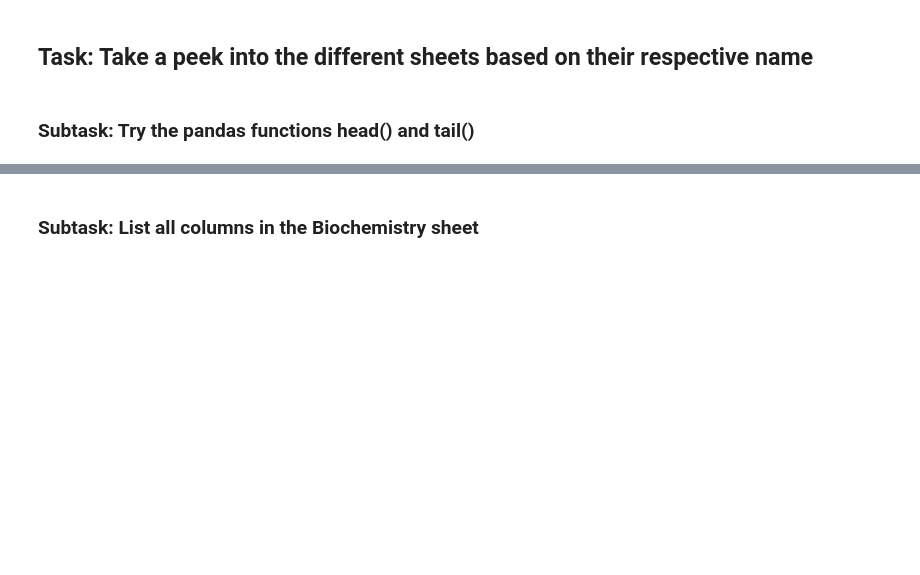
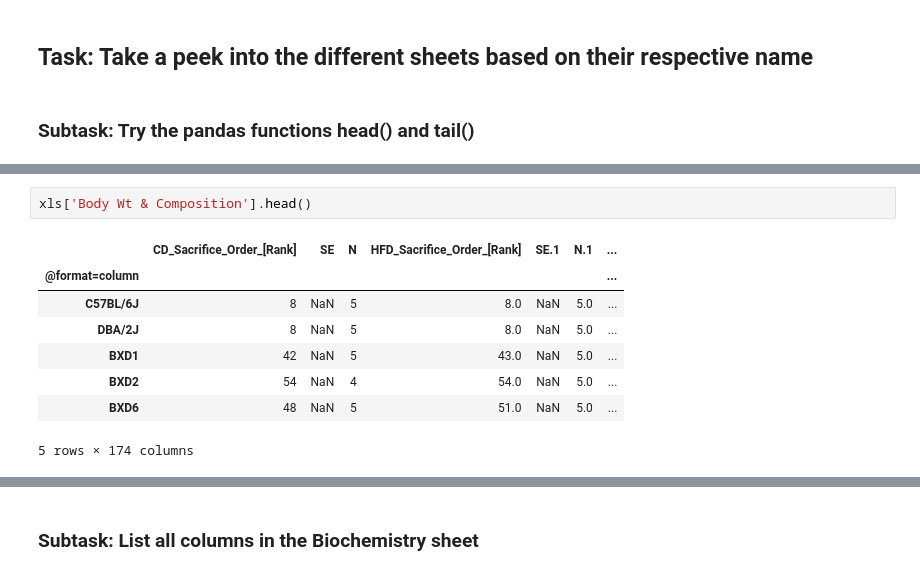
Before and after one commit to Osrip/Integrated_Bioinformatics, a Jupyter notebook: IntegratedBioinformatics/notebooks/Day2_Exploratory_Analysis.ipynb, the cells around one changed output, grey strips where cells are left out. Drawn from its saved outputs; the diff is of its cells as text; blank space fills up the shorter version.

```diff
--- a/IntegratedBioinformatics/notebooks/Day2_Exploratory_Analysis.ipynb
+++ b/IntegratedBioinformatics/notebooks/Day2_Exploratory_Analysis.ipynb
@@ -206,0 +228,11 @@ The BXD mouse phenotype data has been accumulated over the past 50 years and wit
+# %%
+xls['Body Wt & Composition'].head()
+# %% [output]
+|  | CD_Sacrifice_Order_[Rank] | SE | N | HFD_Sacrifice_Order_[Rank] | SE.1 | N.1 | ... |
+| @format=column |  |  |  |  |  |  | ... |
+| C57BL/6J | 8 | NaN | 5 | 8.0 | NaN | 5.0 | ... |
+| DBA/2J | 8 | NaN | 5 | 8.0 | NaN | 5.0 | ... |
+| BXD1 | 42 | NaN | 5 | 43.0 | NaN | 5.0 | ... |
+| BXD2 | 54 | NaN | 4 | 54.0 | NaN | 5.0 | ... |
+| BXD6 | 48 | NaN | 5 | 51.0 | NaN | 5.0 | ... |
+5 rows × 174 columns
```
Also changed, not shown: parts of 14 cells of this notebook.
